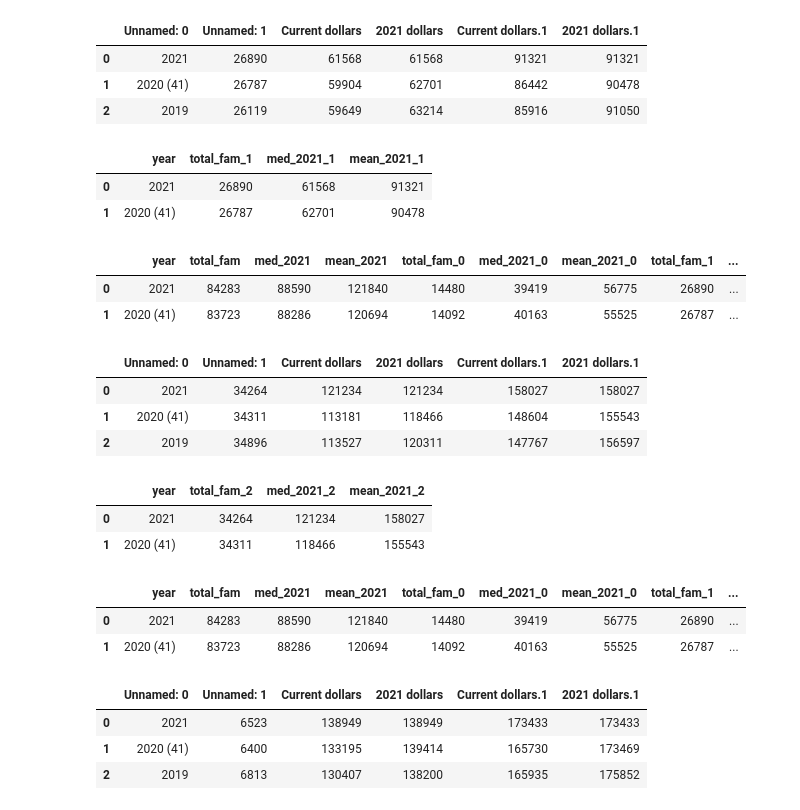
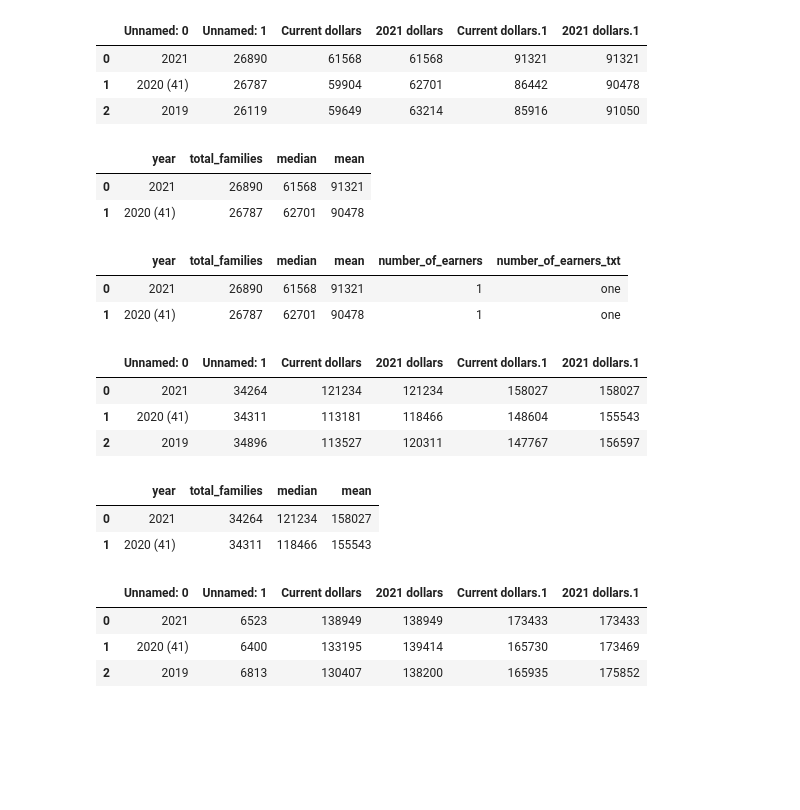
Before and after one commit to SchreinerJS/schreinerj_capstone, a Jupyter notebook: notebooks/h12_f12_cleaning_merging.ipynb, the cells around one changed output. Drawn from its saved outputs; the diff is of its cells as text; code cells hidden in the pictures; blank space fills up the shorter version.

```diff
--- a/notebooks/h12_f12_cleaning_merging.ipynb
+++ b/notebooks/h12_f12_cleaning_merging.ipynb
@@ -410,31 +401,37 @@ f12_1.head(3)
 # %%
 #drop empty columns or columns not needed
 f12_1 = f12_1.drop(['Current dollars', 'Current dollars.1'], axis=1)
 
 #rename columns
-f12_1 = f12_1.rename(columns = {'Unnamed: 0': 'year', 'Unnamed: 1': 'total_fam_1', '2021 dollars': 'med_2021_1', '2021 dollars.1': 'mean_2021_1'})
+f12_1 = f12_1.rename(columns = {'Unnamed: 0': 'year', 'Unnamed: 1': 'total_families', '2021 dollars': 'median', '2021 dollars.1': 'mean'})
 
 #drop prior index rows, drop original rows and keep revised
 f12_1 = f12_1.drop(labels=[6, 11]).reset_index(drop=True)
 
 #remove extra spaces in column headers
 f12_1 = f12_1.rename(columns=lambda x: x.strip())
 
 # remove extra spaces over all strings
 f12_1 = f12_1.applymap(lambda x: x.strip() if isinstance(x, str) else x)
 
 f12_1.head(2)
 # %% [output]
-|  | year | total_fam_1 | med_2021_1 | mean_2021_1 |
+|  | year | total_families | median | mean |
 | 0 | 2021 | 26890 | 61568 | 91321 |
 | 1 | 2020 (41) | 26787 | 62701 | 90478 |
-# %%
-f12merged = pd.merge(f12merged, f12_1, on = 'year', how = 'left')
-f12merged.head(2)
-# %% [output]
-|  | year | total_fam | med_2021 | mean_2021 | total_fam_0 | med_2021_0 | mean_2021_0 | total_fam_1 | ... |
-| 0 | 2021 | 84283 | 88590 | 121840 | 14480 | 39419 | 56775 | 26890 | ... |
-| 1 | 2020 (41) | 83723 | 88286 | 120694 | 14092 | 40163 | 55525 | 26787 | ... |
+# %%
+no_earners_1 = f12_1[['year', 'total_families', 'median', 'mean']]
+
+#create a column
+no_earners_1['number_of_earners'] = '1'
+
+#create a column
+no_earners_1['number_of_earners_txt'] = 'one'
+no_earners_1.head(2)
+# %% [output]
+|  | year | total_families | median | mean | number_of_earners | number_of_earners_txt |
+| 0 | 2021 | 26890 | 61568 | 91321 | 1 | one |
+| 1 | 2020 (41) | 26787 | 62701 | 90478 | 1 | one |
 # %%
 f12_2 = pd.read_excel('../data/single_parent/census/historical_income_families/f12ar_num_earners_families_mean_median_income.xlsx',
                       skiprows=248, nrows=57)
@@ -450,7 +447,7 @@ f12_2.head(3)
 f12_2 = f12_2.drop(['Current dollars', 'Current dollars.1'], axis=1)
 
 #rename columns
-f12_2 = f12_2.rename(columns = {'Unnamed: 0': 'year', 'Unnamed: 1': 'total_fam_2', '2021 dollars': 'med_2021_2', '2021 dollars.1': 'mean_2021_2'})
+f12_2 = f12_2.rename(columns = {'Unnamed: 0': 'year', 'Unnamed: 1': 'total_families', '2021 dollars': 'median', '2021 dollars.1': 'mean'})
 
 #drop prior index rows, drop original rows and keep revised
 f12_2 = f12_2.drop(labels=[6, 11]).reset_index(drop=True)
@@ -463,13 +460,6 @@ f12_2 = f12_2.applymap(lambda x: x.strip() if isinstance(x, str) else x)
 
 f12_2.head(2)
 # %% [output]
-|  | year | total_fam_2 | med_2021_2 | mean_2021_2 |
+|  | year | total_families | median | mean |
 | 0 | 2021 | 34264 | 121234 | 158027 |
 | 1 | 2020 (41) | 34311 | 118466 | 155543 |
-# %%
-f12merged = pd.merge(f12merged, f12_2, on = 'year', how = 'left')
-f12merged.head(2)
-# %% [output]
-|  | year | total_fam | med_2021 | mean_2021 | total_fam_0 | med_2021_0 | mean_2021_0 | total_fam_1 | ... |
-| 0 | 2021 | 84283 | 88590 | 121840 | 14480 | 39419 | 56775 | 26890 | ... |
-| 1 | 2020 (41) | 83723 | 88286 | 120694 | 14092 | 40163 | 55525 | 26787 | ... |
```
Also changed, not shown: parts of 12 cells of this notebook, 11 other files.
